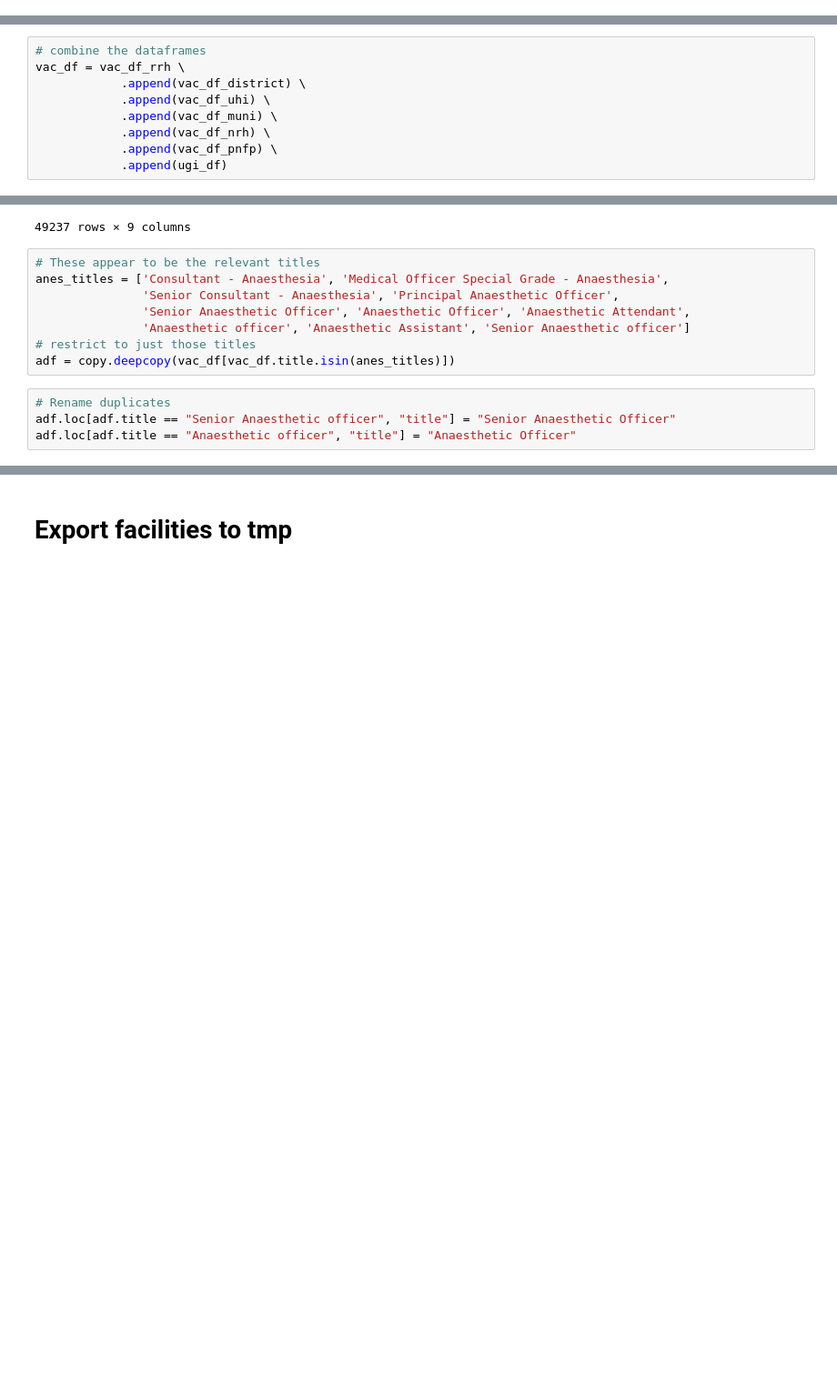
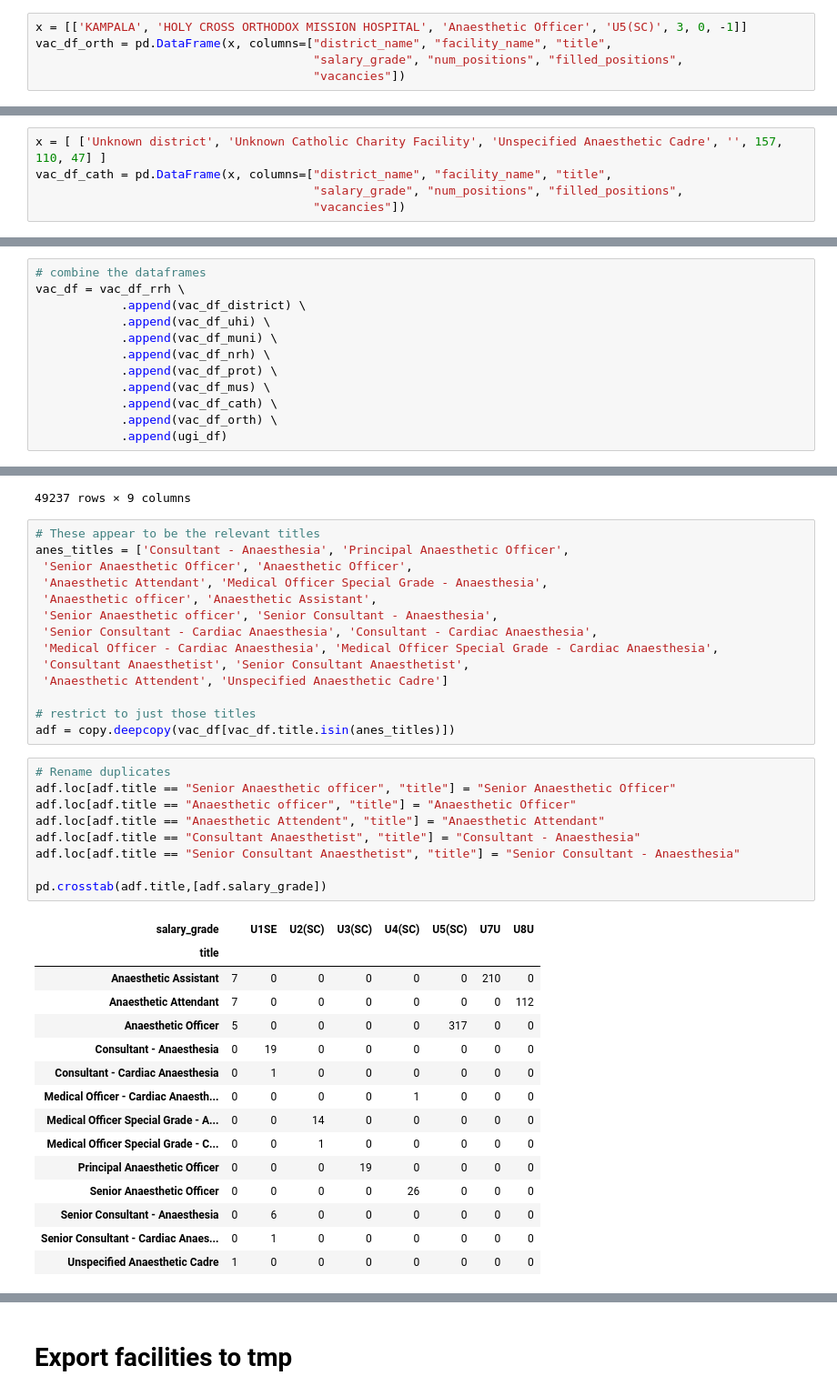
Before and after one commit to alexgoodell/uganda-model, a Jupyter notebook: notebooks/Facilities.ipynb, the cells around one changed output, grey strips where cells are left out. Shown at 91% size. Drawn from its saved outputs; the diff is of its cells as text; blank space fills up the shorter version.

Commit message:
continuing vacancies

```diff
--- a/notebooks/Facilities.ipynb
+++ b/notebooks/Facilities.ipynb
@@ -883,0 +1002,5 @@ vac_df_pnfp = pd.DataFrame
+# %%
+x = [['KAMPALA', 'HOLY CROSS ORTHODOX MISSION HOSPITAL', 'Anaesthetic Officer', 'U5(SC)', 3, 0, -1]]
+vac_df_orth = pd.DataFrame(x, columns=["district_name", "facility_name", "title",
+                                       "salary_grade", "num_positions", "filled_positions",
+                                       "vacancies"])
@@ -883,0 +1018,5 @@ vac_df_pnfp = pd.DataFrame
+# %%
+x = [ ['Unknown district', 'Unknown Catholic Charity Facility', 'Unspecified Anaesthetic Cadre', '', 157, 110, 47] ]
+vac_df_cath = pd.DataFrame(x, columns=["district_name", "facility_name", "title",
+                                       "salary_grade", "num_positions", "filled_positions",
+                                       "vacancies"])
@@ -888,7 +1030,10 @@ vac_df = vac_df_rrh \
             .append(vac_df_uhi) \
             .append(vac_df_muni) \
             .append(vac_df_nrh) \
-            .append(vac_df_pnfp) \
+            .append(vac_df_prot) \
+            .append(vac_df_mus) \
+            .append(vac_df_cath) \
+            .append(vac_df_orth) \
             .append(ugi_df)
 # %%
 # how many districts have been represented? 122=all
@@ -939,13 +1081,40 @@ Best 20 results for "anesthesia": [('Consultant - Anaesthesia', 81), ('Medical O
 49237 rows × 9 columns
 # %%
 # These appear to be the relevant titles
-anes_titles = ['Consultant - Anaesthesia', 'Medical Officer Special Grade - Anaesthesia',
-               'Senior Consultant - Anaesthesia', 'Principal Anaesthetic Officer',
-               'Senior Anaesthetic Officer', 'Anaesthetic Officer', 'Anaesthetic Attendant',
-               'Anaesthetic officer', 'Anaesthetic Assistant', 'Senior Anaesthetic officer']
+anes_titles = ['Consultant - Anaesthesia', 'Principal Anaesthetic Officer',
+ 'Senior Anaesthetic Officer', 'Anaesthetic Officer',
+ 'Anaesthetic Attendant', 'Medical Officer Special Grade - Anaesthesia',
+ 'Anaesthetic officer', 'Anaesthetic Assistant',
+ 'Senior Anaesthetic officer', 'Senior Consultant - Anaesthesia',
+ 'Senior Consultant - Cardiac Anaesthesia', 'Consultant - Cardiac Anaesthesia',
+ 'Medical Officer - Cardiac Anaesthesia', 'Medical Officer Special Grade - Cardiac Anaesthesia',
+ 'Consultant Anaesthetist', 'Senior Consultant Anaesthetist',
+ 'Anaesthetic Attendent', 'Unspecified Anaesthetic Cadre']
+
 # restrict to just those titles
 adf = copy.deepcopy(vac_df[vac_df.title.isin(anes_titles)])
 # %%
 # Rename duplicates
 adf.loc[adf.title == "Senior Anaesthetic officer", "title"] = "Senior Anaesthetic Officer"
 adf.loc[adf.title == "Anaesthetic officer", "title"] = "Anaesthetic Officer"
+adf.loc[adf.title == "Anaesthetic Attendent", "title"] = "Anaesthetic Attendant"
+adf.loc[adf.title == "Consultant Anaesthetist", "title"] = "Consultant - Anaesthesia"
+adf.loc[adf.title == "Senior Consultant Anaesthetist", "title"] = "Senior Consultant - Anaesthesia"
+
+pd.crosstab(adf.title,[adf.salary_grade])
+# %% [output]
+| salary_grade |  | U1SE | U2(SC) | U3(SC) | U4(SC) | U5(SC) | U7U | U8U |
+| title |  |  |  |  |  |  |  |  |
+| Anaesthetic Assistant | 7 | 0 | 0 | 0 | 0 | 0 | 210 | 0 |
+| Anaesthetic Attendant | 7 | 0 | 0 | 0 | 0 | 0 | 0 | 112 |
+| Anaesthetic Officer | 5 | 0 | 0 | 0 | 0 | 317 | 0 | 0 |
+| Consultant - Anaesthesia | 0 | 19 | 0 | 0 | 0 | 0 | 0 | 0 |
+| Consultant - Cardiac Anaesthesia | 0 | 1 | 0 | 0 | 0 | 0 | 0 | 0 |
+| Medical Officer - Cardiac Anaesth... | 0 | 0 | 0 | 0 | 1 | 0 | 0 | 0 |
+| Medical Officer Special Grade - A... | 0 | 0 | 14 | 0 | 0 | 0 | 0 | 0 |
+| Medical Officer Special Grade - C... | 0 | 0 | 1 | 0 | 0 | 0 | 0 | 0 |
+| Principal Anaesthetic Officer | 0 | 0 | 0 | 19 | 0 | 0 | 0 | 0 |
+| Senior Anaesthetic Officer | 0 | 0 | 0 | 0 | 26 | 0 | 0 | 0 |
+| Senior Consultant - Anaesthesia | 0 | 6 | 0 | 0 | 0 | 0 | 0 | 0 |
+| Senior Consultant - Cardiac Anaes... | 0 | 1 | 0 | 0 | 0 | 0 | 0 | 0 |
+| Unspecified Anaesthetic Cadre | 1 | 0 | 0 | 0 | 0 | 0 | 0 | 0 |
```
Also changed, not shown: parts of 24 cells of this notebook, 47 other files.
